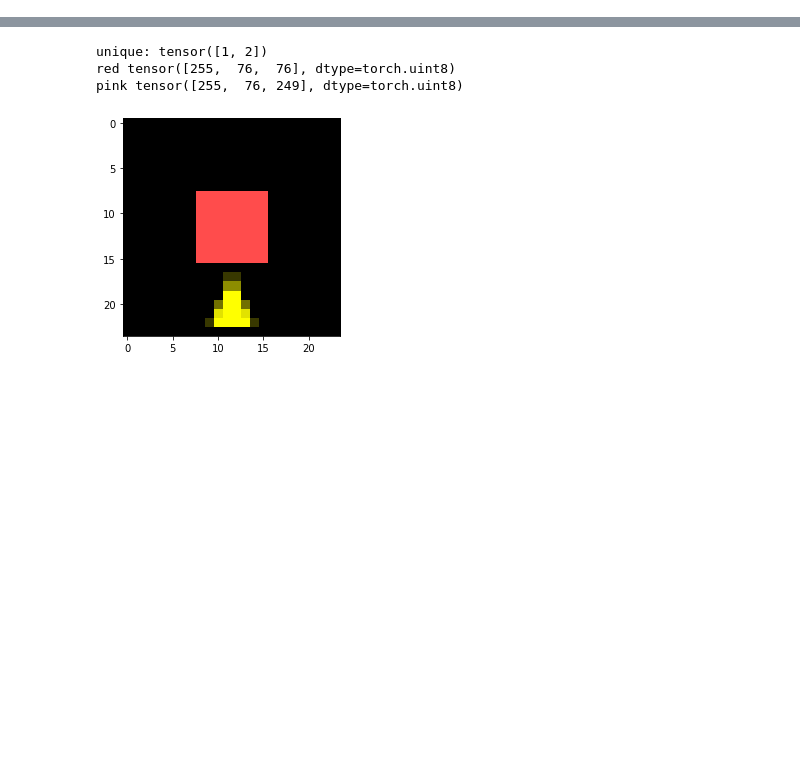
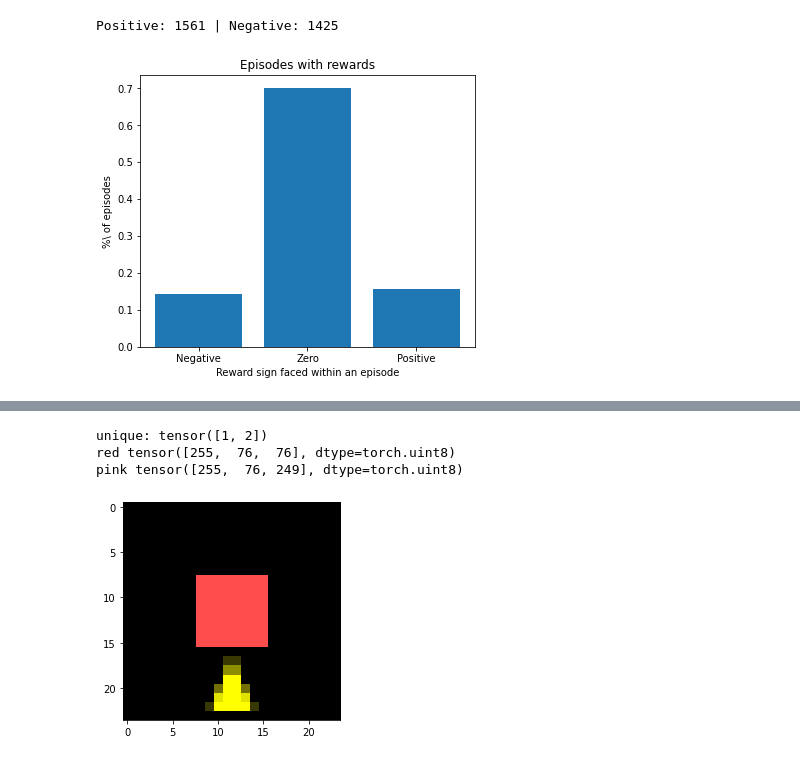
Before and after one commit to mbalesni/rl-secret, a Jupyter notebook: scratchpad.ipynb, the cells around one changed output, grey strips where cells are left out. Cells and saved outputs as stored; diff of their text form; code cells hidden in the pictures; blank space fills up the shorter version.

```diff
--- a/scratchpad.ipynb
+++ b/scratchpad.ipynb
@@ -23,0 +184,77 @@ train_loader, valid_loader, obs_mean, obs_std = preprocess_dataset(dataset, data
+# %%
+from config import PAD_VAL
+from trajectories import TrajectoriesDataset
+
+device = torch.device('cuda')
+
+seed = 128
+
+data_path = 'agents/MiniGrid-Triggers-3x3-T1P1-v0/mixed/trajectories/train_10000.pt'
+dataset = torch.load(data_path)
+
+# data_path_15 = 'agents/MiniGrid-Triggers-3x3-T1P1-v0/ep15000/trajectories/test.pt'
+# dataset_15 = torch.load(data_path_15)
+
+# combined_obs = torch.vstack((dataset_random.observations, dataset_15.observations))
+# combined_act = torch.vstack((dataset_random.actions, dataset_15.actions))
+# combined_rew = torch.vstack((dataset_random.rewards, dataset_15.rewards))
+
+# # combined 10K dataset
+# train_size = 10_000
+# test_size = 5_000
+
+# perm = torch.randperm(combined_rew.shape[0])
+# indices = train_perm[:test_size]
+
+# final_obs = combined_obs[indices]
+# final_act = combined_act[indices]
+# final_rew = combined_rew[indices]
+
+# mixed_dataset = TrajectoriesDataset(final_obs, final_act, final_rew)
+
+# ep = 5
+# print('actions:', mixed_dataset.actions[ep])
+# print('-- BEFORE --')
+# print('rewards:', mixed_dataset.rewards[ep])
+
+# # convert rewards to classes
+# mixed_dataset.rewards += 1
+
+# # pad rewards
+# padding_mask = (mixed_dataset.actions[:, :, 0] == PAD_VAL)
+# mixed_dataset.rewards[padding_mask] = PAD_VAL
+
+# print('-- AFTER --')
+# print('rewards:', mixed_dataset.rewards[ep])
+# # print(f'padding mask for episode {ep}')
+# # print(padding_mask[ep])
+
+# torch.save(mixed_dataset, 'agents/MiniGrid-Triggers-3x3-T1P1-v0/mixed/trajectories/test_5000.pt')
+
+# plot reward distribution
+padding_mask = (dataset.actions[:, :, 0] == PAD_VAL)
+
+unique_rewards_per_episode = [torch.unique(dataset.rewards[episode]).tolist() for episode in range(dataset.rewards.shape[0])]
+
+n_episodes_positive_reward = 0
+n_episodes_negative_reward = 0
+for episode_reward_vals in unique_rewards_per_episode:
+    if 2 in episode_reward_vals:
+        n_episodes_positive_reward += 1
+    if 0 in episode_reward_vals:
+        n_episodes_negative_reward += 1
+
+n_episodes_no_reward = dataset.rewards.shape[0] - n_episodes_positive_reward - n_episodes_negative_reward
+reward_vals = torch.tensor([n_episodes_negative_reward, n_episodes_no_reward, n_episodes_positive_reward])
+
+print(f'Positive: {n_episodes_positive_reward} | Negative: {n_episodes_negative_reward}')
+
+plt.figure(figsize=(6,5))
+plt.title('Episodes with rewards')
+plt.xlabel('Reward sign faced within an episode')
+plt.ylabel('%\ of episodes')
+plt.bar(torch.arange(0, 3)-1, reward_vals/torch.sum(reward_vals), tick_label=['Negative', 'Zero', 'Positive'])
+plt.show()
+# %% [output]
+Positive: 1561 | Negative: 1425
+[figure, added]
```
Also changed, not shown: parts of 24 cells of this notebook, 6 other files.
